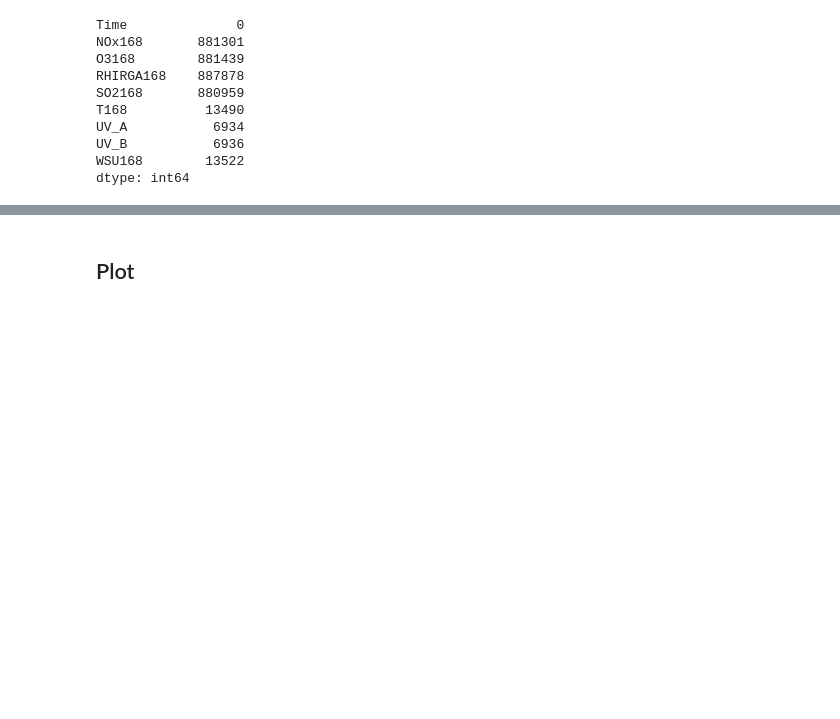
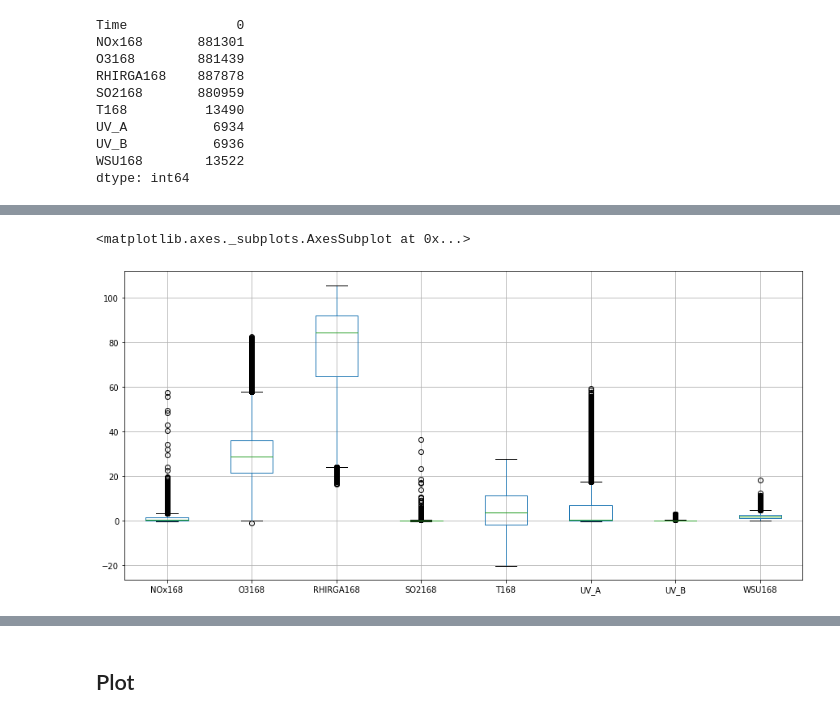
Before and after one commit to vietle94/NPF-smearII, a Jupyter notebook: Project.ipynb, the cells around one changed output, grey strips where cells are left out. Saved outputs shown, nothing was run; the diff lists cells and outputs as text; code cells hidden in the pictures; blank space fills up the shorter version.

```diff
--- a/Project.ipynb
+++ b/Project.ipynb
@@ -101,0 +232,5 @@ dtype: int64
+# %%
+df.boxplot(figsize = (15, 7))
+# %% [output]
+<matplotlib.axes._subplots.AxesSubplot at 0x...>
+[figure, added]
```
Also changed, not shown: parts of 67 cells of this notebook.
